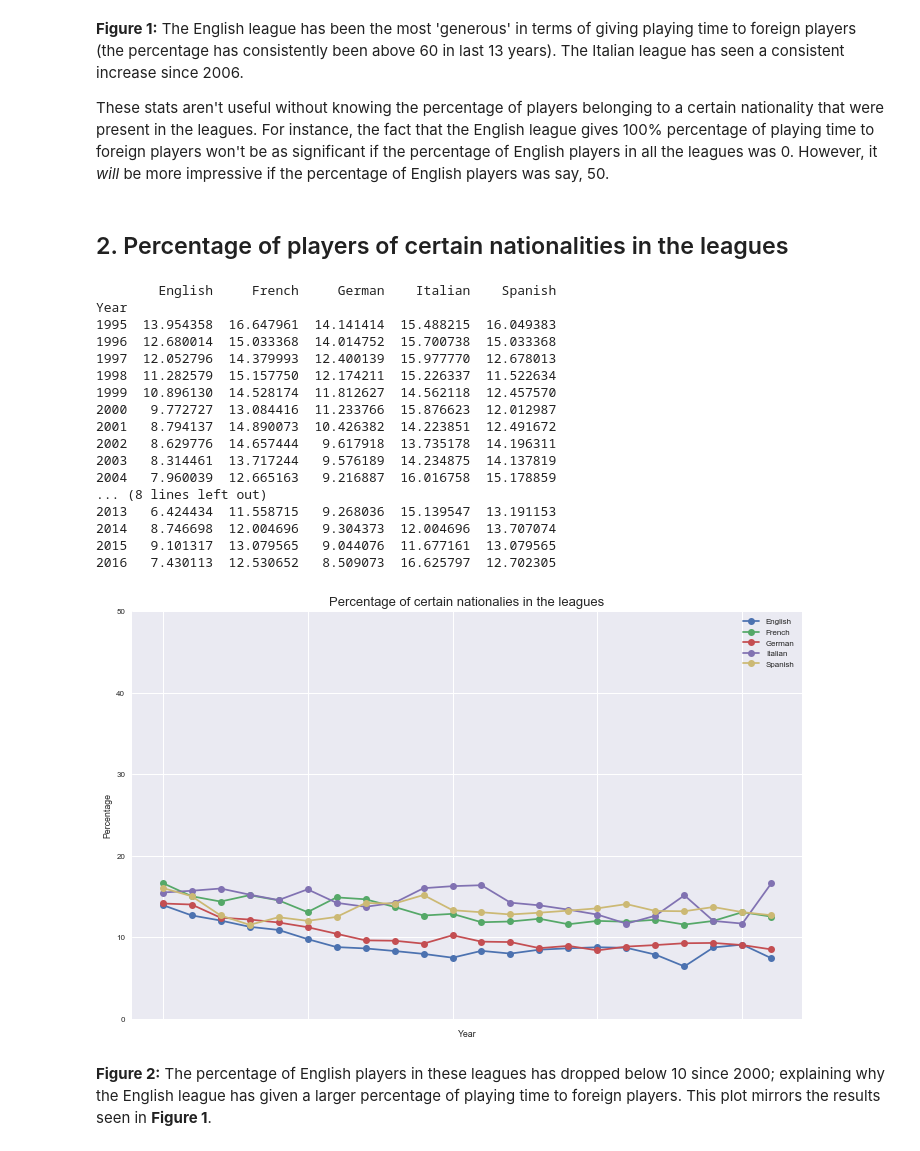
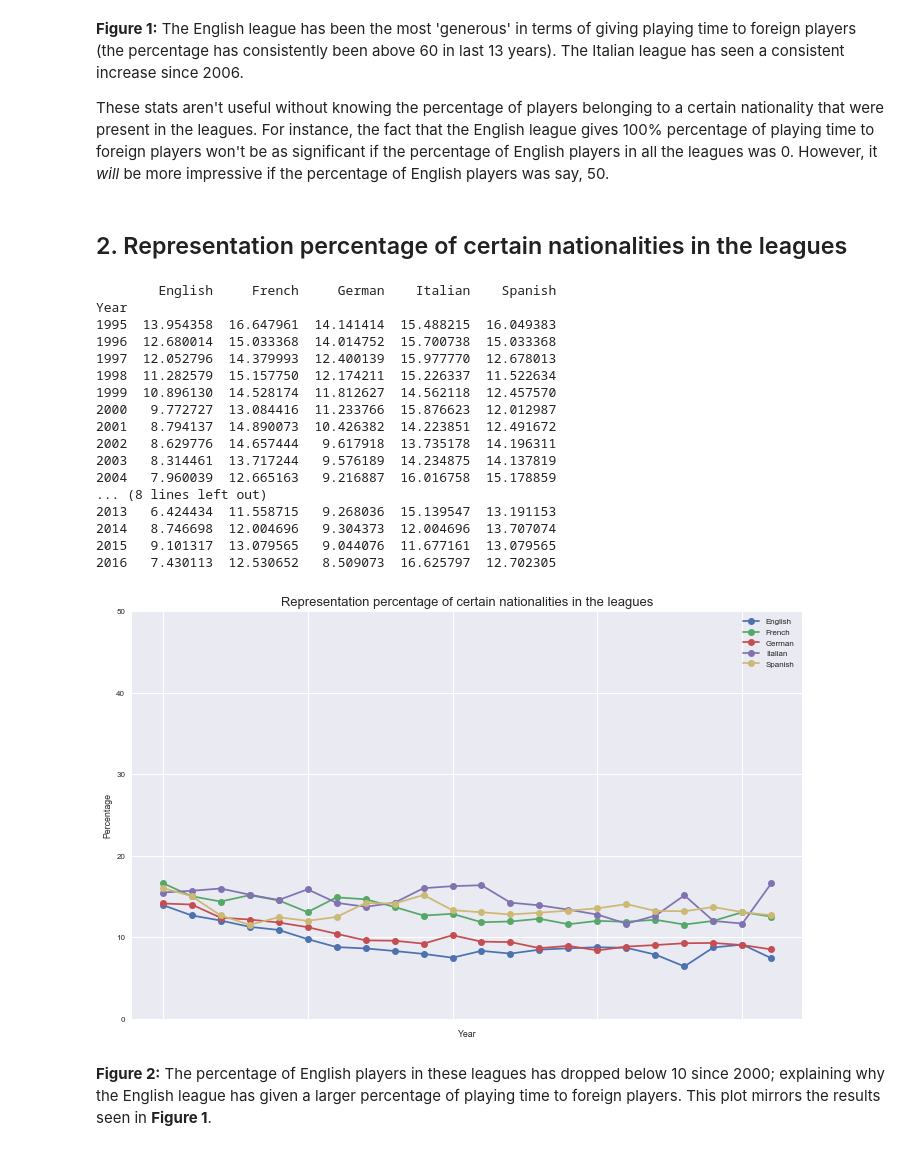
Before and after one commit to vgoel30/European-Soccer-Diversity, a Jupyter notebook: notebook/European soccer leagues diversity.ipynb, the cells around one changed output. Drawn from its saved outputs; the diff is of its cells as text; code cells hidden in the pictures.

```diff
--- a/notebook/European soccer leagues diversity.ipynb
+++ b/notebook/European soccer leagues diversity.ipynb
@@ -223,7 +223,7 @@ Year
 
 These stats aren't useful without knowing the percentage of players belonging to a certain nationality that were present in the leagues. For instance, the fact that the English league gives 100% percentage of playing time to foreign players won't be as significant if the percentage of English players in all the leagues was 0. However, it *will* be more impressive if the percentage of English players was say, 50.
 # %% [markdown]
-## 2. Percentage of players of certain nationalities in the leagues
+## 2. Representation percentage of certain nationalities in the leagues
 # %%
 def get_nationalities_df():
 	years = [str(year) for year in range(1995, 2017)]
@@ -275,26 +275,26 @@ def get_nationalities_df():
 # %%
 df = get_nationalities_df()
 pprint(df)
-plot_time_series(df, 'Percentage of certain nationalies in the leagues',50)
+plot_time_series(df, 'Representation percentage of certain nationalities in the leagues',50)
 # %% [output]
         English     French     German    Italian    Spanish
 Year
 1995  13.954358  16.647961  14.141414  15.488215  16.049383
 1996  12.680014  15.033368  14.014752  15.700738  15.033368
 1997  12.052796  14.379993  12.400139  15.977770  12.678013
 1998  11.282579  15.157750  12.174211  15.226337  11.522634
 1999  10.896130  14.528174  11.812627  14.562118  12.457570
 2000   9.772727  13.084416  11.233766  15.876623  12.012987
 2001   8.794137  14.890073  10.426382  14.223851  12.491672
 2002   8.629776  14.657444   9.617918  13.735178  14.196311
 2003   8.314461  13.717244   9.576189  14.234875  14.137819
 2004   7.960039  12.665163   9.216887  16.016758  15.178859
 ... (8 lines left out)
 2013   6.424434  11.558715   9.268036  15.139547  13.191153
 2014   8.746698  12.004696   9.304373  12.004696  13.707074
 2015   9.101317  13.079565   9.044076  11.677161  13.079565
 2016   7.430113  12.530652   8.509073  16.625797  12.702305
-[figure, old version]
+[figure, new version]
 # %% [markdown]
 **Figure 2:** The percentage of English players in these leagues has dropped below 10 since 2000; explaining why the English league has given a larger percentage of playing time to foreign players. This plot mirrors the results seen in **Figure 1**.
 # %% [markdown]
```
Also changed, not shown: parts of 6 cells of this notebook.
